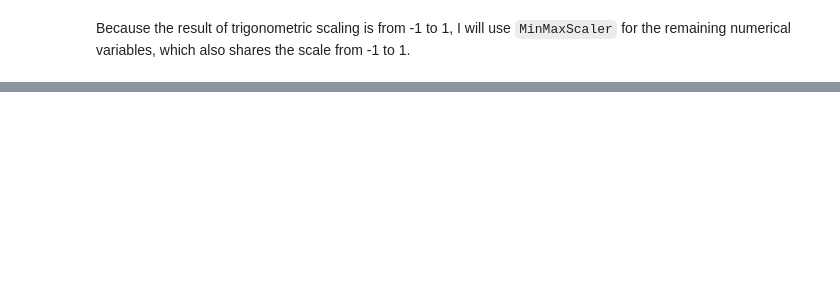
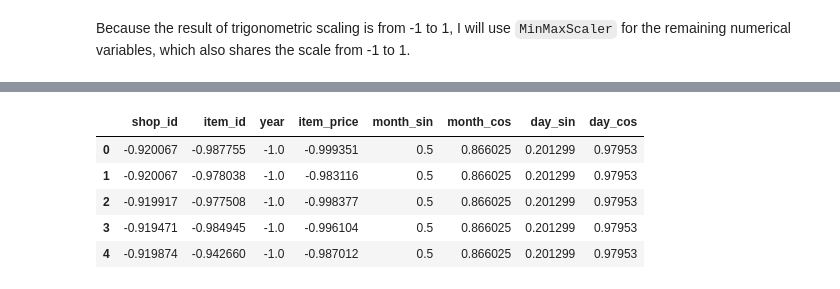
Before and after one commit to thaianle/future-sales-prediction, a Jupyter notebook: prediction_code.ipynb, the cells around one changed output, grey strips where cells are left out. Saved outputs shown, nothing was run; the diff lists cells and outputs as text; code cells hidden in the pictures; blank space fills up the shorter version.

```diff
--- a/prediction_code.ipynb
+++ b/prediction_code.ipynb
@@ -628,0 +613,7 @@ hasher = FeatureHasher(n_features = sales_train_day['item_id'].nunique(), dtype
+# %%
+# Declare features and targets
+X_day = sales_train_day[['year', 'month_sin', 'month_cos', 'day_sin', 'day_cos', 'shop_id', 'item_id', 'item_price']]
+y_day = sales_train_day[['item_cnt_day']]
+
+# Split the data into train and validation sets; taking into account the consideration of time
+ts = TimeSeriesSplit(n_splits = 5)
@@ -628,0 +647,28 @@ hasher = FeatureHasher(n_features = sales_train_day['item_id'].nunique(), dtype
+# %%
+from sklearn.preprocessing import TargetEncoder, MinMaxScaler
+from sklearn.compose import ColumnTransformer
+from sklearn.pipeline import Pipeline
+
+target_enc = TargetEncoder(target_type = 'continuous', random_state = my_seed)
+minmax_enc = MinMaxScaler(feature_range = (-1, 1))
+target_minmax = Pipeline([('target_encoder', target_enc), ('minmax_scaler', minmax_enc)])
+
+# Encode the categorical variables with high cardinality (having many unique values)
+# We typically don't apply any encoder to columns already encoded
+transformer = ColumnTransformer(transformers = [('target_encoder', target_minmax, ['shop_id', 'item_id']),
+                                                ('min_max_additional', MinMaxScaler(feature_range = (-1, 1)), ['year', 'item_price'])],
+                                remainder = 'passthrough')
+# %%
+transformed_array = transformer.fit_transform(X_day, y_day.values.ravel())
+
+# Get column names
+# Inspired by: https://www.kaggle.com/code/eprossinger/linear-regression-with-columntransformer
+transformed_df = pd.DataFrame(transformed_array, columns = ['shop_id', 'item_id', 'year', 'item_price', 'month_sin', 'month_cos', 'day_sin', 'day_cos'])
+transformed_df.head()
+# %% [output]
+|  | shop_id | item_id | year | item_price | month_sin | month_cos | day_sin | day_cos |
+| 0 | -0.920067 | -0.987755 | -1.0 | -0.999351 | 0.5 | 0.866025 | 0.201299 | 0.97953 |
+| 1 | -0.920067 | -0.978038 | -1.0 | -0.983116 | 0.5 | 0.866025 | 0.201299 | 0.97953 |
+| 2 | -0.919917 | -0.977508 | -1.0 | -0.998377 | 0.5 | 0.866025 | 0.201299 | 0.97953 |
+| 3 | -0.919471 | -0.984945 | -1.0 | -0.996104 | 0.5 | 0.866025 | 0.201299 | 0.97953 |
+| 4 | -0.919874 | -0.942660 | -1.0 | -0.987012 | 0.5 | 0.866025 | 0.201299 | 0.97953 |
```
Also changed, not shown: parts of 13 cells of this notebook.
